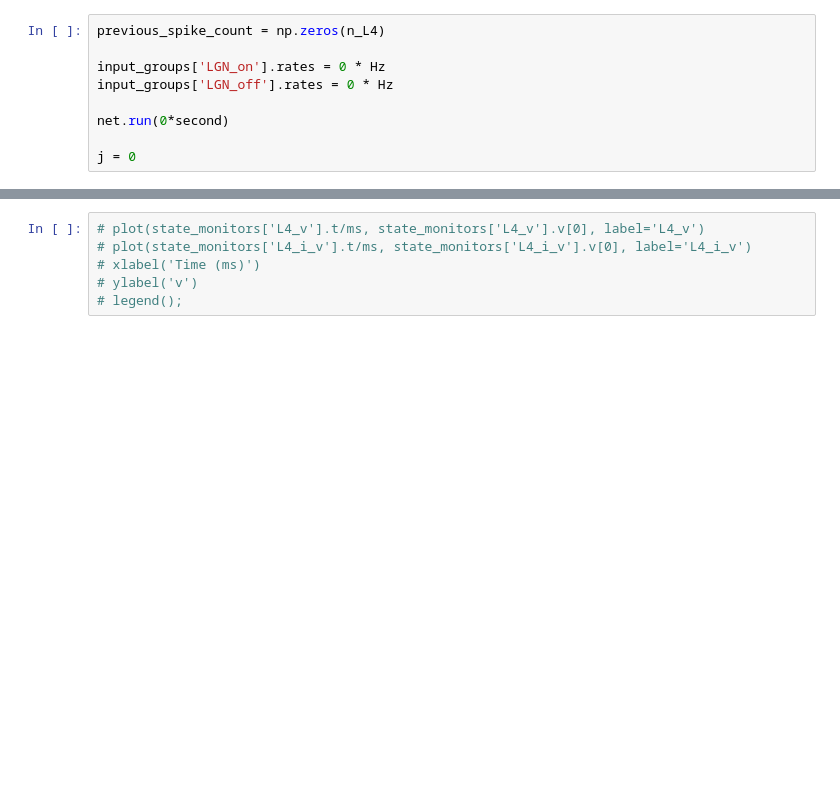
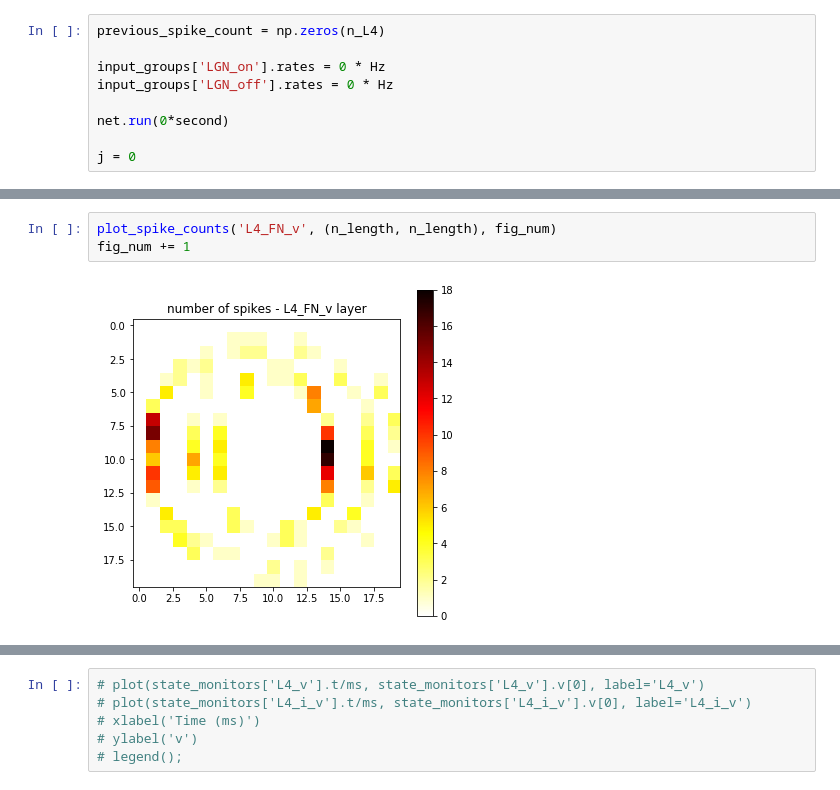
Before and after one commit to LSampath/v1-contour-integration, a Jupyter notebook: V1_core.ipynb, the cells around one changed output, grey strips where cells are left out. Drawn from its saved outputs; the diff is of its cells as text; blank space fills up the shorter version.

```diff
--- a/V1_core.ipynb
+++ b/V1_core.ipynb
@@ -446,0 +448,5 @@ fig_num += 1
+# %%
+plot_spike_counts('L4_FN_v', (n_length, n_length), fig_num)
+fig_num += 1
+# %% [output]
+[figure, added]
```
Also changed, not shown: parts of 9 cells of this notebook, 6 other files.
